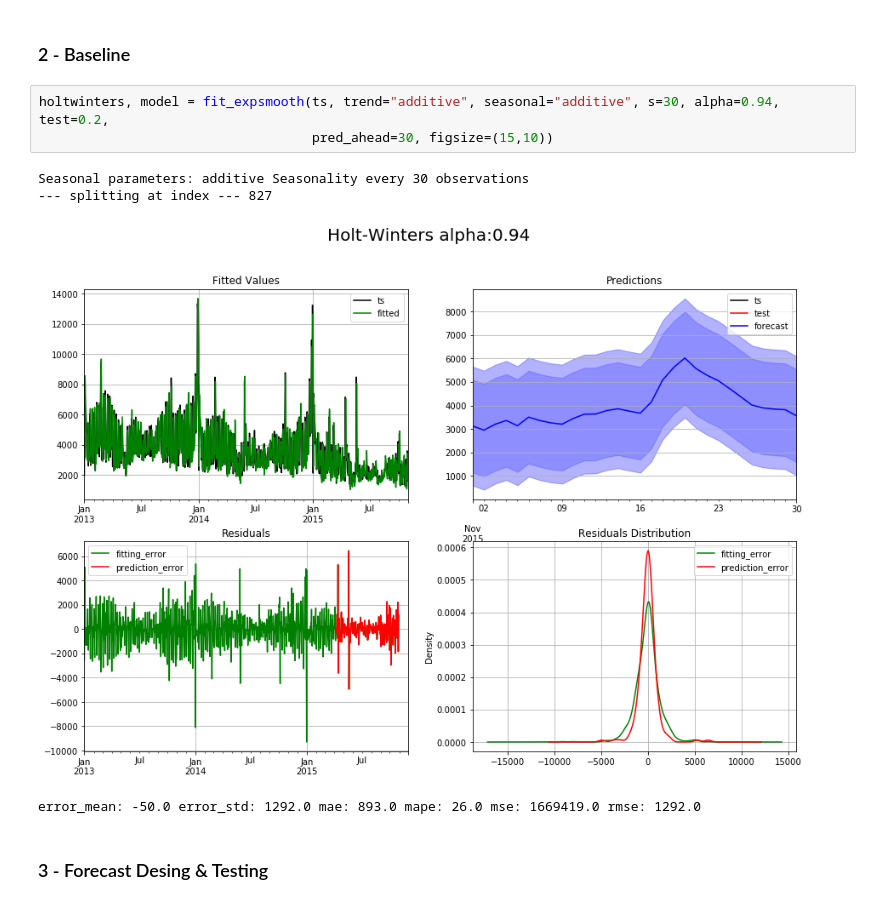
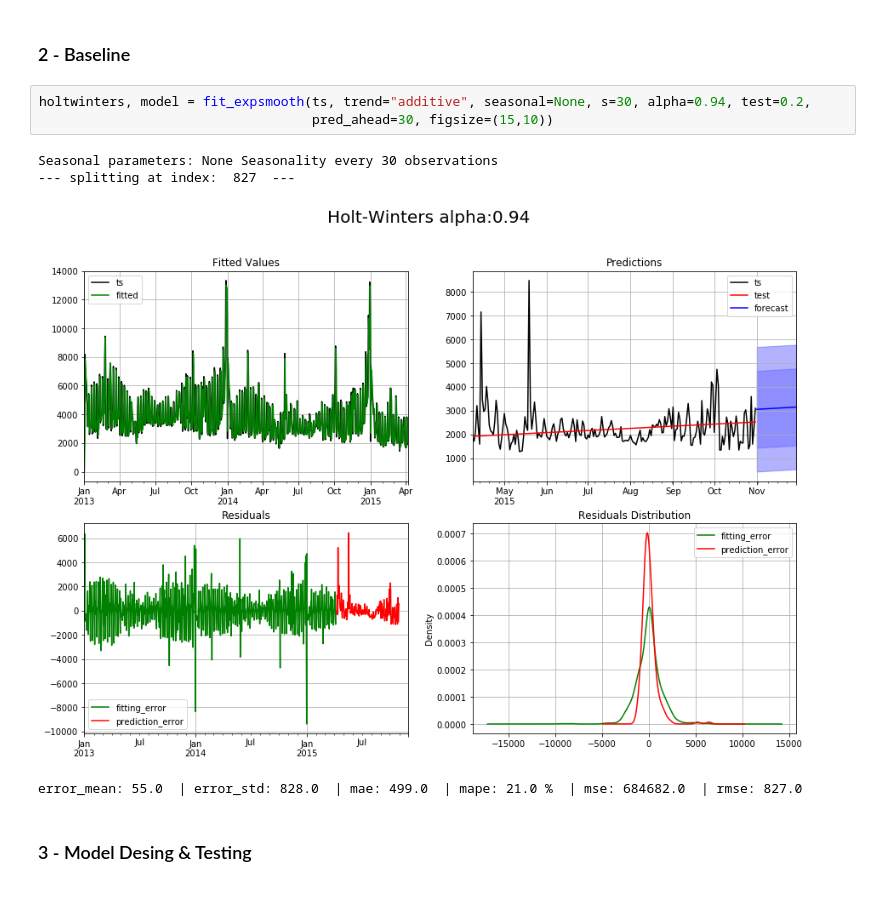
Before and after one commit to mdipietro09/DataScience_ArtificialIntelligence_Utils, a Jupyter notebook: time_series/forecast_example.ipynb, the cells around one changed output. Cells and saved outputs as stored; diff of their text form.

```diff
--- a/time_series/forecast_example.ipynb
+++ b/time_series/forecast_example.ipynb
@@ -62,12 +61,12 @@ dic_decomposed = decompose_ts(ts, freq=30, figsize=(15,10))
 # %% [markdown]
 ### 2 - Baseline
 # %%
-holtwinters, model = fit_expsmooth(ts, trend="additive", seasonal="additive", s=30, alpha=0.94, test=0.2,
+holtwinters, model = fit_expsmooth(ts, trend="additive", seasonal=None, s=30, alpha=0.94, test=0.2,
                                    pred_ahead=30, figsize=(15,10))
 # %% [output]
-Seasonal parameters: additive Seasonality every 30 observations
---- splitting at index --- 827
+Seasonal parameters: None Seasonality every 30 observations
+--- splitting at index:  827  ---
-[figure, old version]
+[figure, new version]
-error_mean: -50.0 error_std: 1292.0 mae: 893.0 mape: 26.0 mse: 1669419.0 rmse: 1292.0
+error_mean: 55.0  | error_std: 828.0  | mae: 499.0  | mape: 21.0 %  | mse: 684682.0  | rmse: 827.0
 # %% [markdown]
-### 3 - Forecast Desing & Testing
+### 3 - Model Desing & Testing
```
Also changed, not shown: parts of 14 cells of this notebook, 5 other files.
